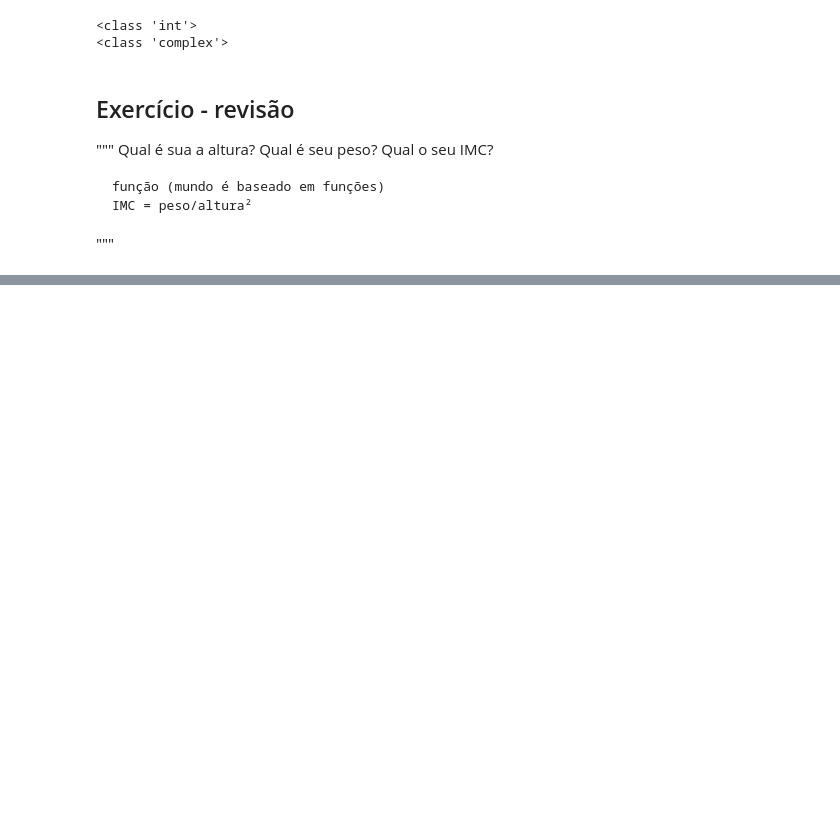
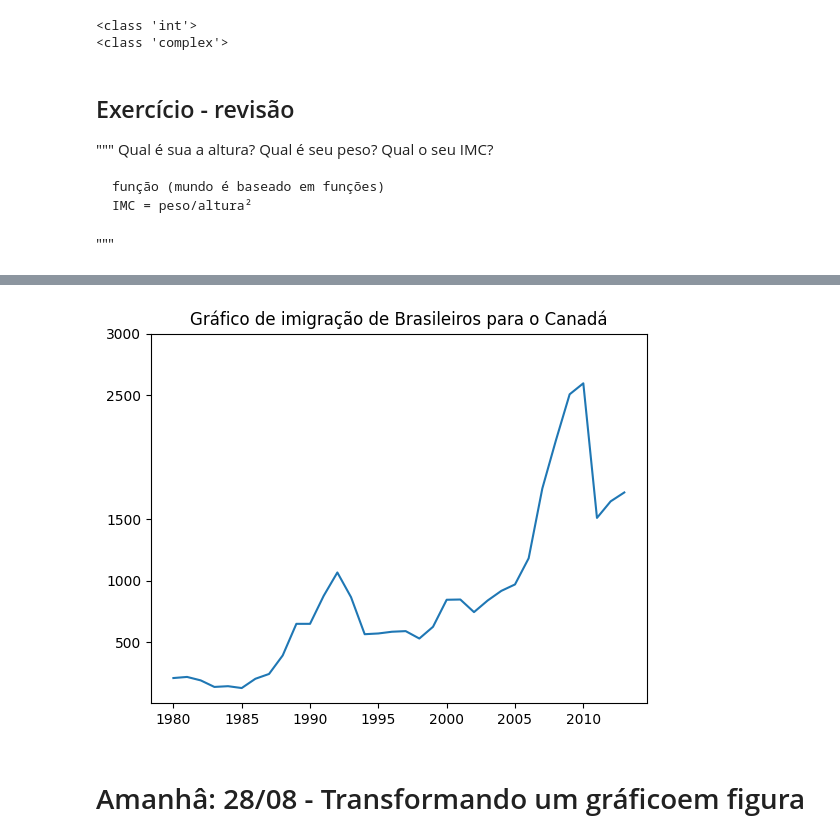
Before and after one commit to GLuizHB/semanaestatistica, a Jupyter notebook: notebooks/brasil_canada.ipynb, the cells around one changed output, grey strips where cells are left out. Cells and saved outputs as stored; diff of their text form; code cells hidden in the pictures; blank space fills up the shorter version.

```diff
--- a/notebooks/brasil_canada.ipynb
+++ b/notebooks/brasil_canada.ipynb
@@ -46,0 +135,3 @@ Obesidade Grau 1
+# %%
+anos = list(map(str,range(1980,2014)))
+anos
@@ -46,0 +156,3 @@ Obesidade Grau 1
+# %%
+brasil = df.loc['Brasil',anos]
+brasil
@@ -46,0 +184,3 @@ Obesidade Grau 1
+# %%
+brasil_dict = {'ano':brasil.index.tolist(),'imigrantes':brasil.values.tolist()}
+brasil_dict
@@ -46,0 +205,3 @@ Obesidade Grau 1
+# %%
+dados_brasil = pd.DataFrame(brasil_dict)
+dados_brasil
@@ -46,0 +242,10 @@ Obesidade Grau 1
+# %%
+plt.plot(dados_brasil['ano'],dados_brasil['imigrantes'])
+plt.xticks(['1980','1985','1990','1995','2000','2005','2010'])
+plt.yticks([500,1000,1500,2500,3000])
+plt.title('Gráfico de imigração de Brasileiros para o Canadá')
+plt.show()
+# %% [output]
+[figure, added]
+# %% [markdown]
+# Amanhâ: 28/08 - Transformando um gráficoem figura
```
Also changed, not shown: parts of 19 cells of this notebook, 1 other file.
